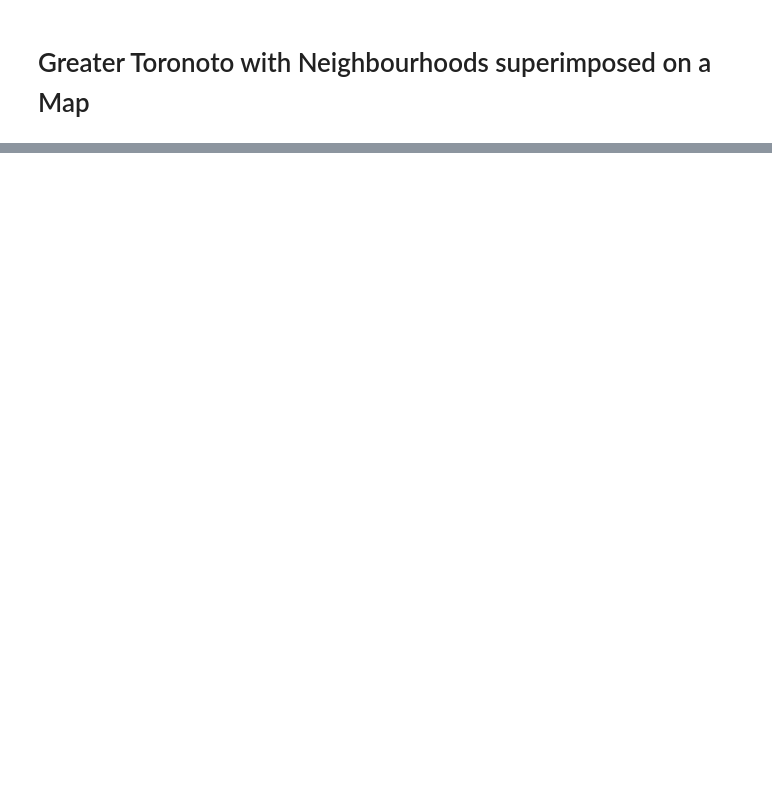
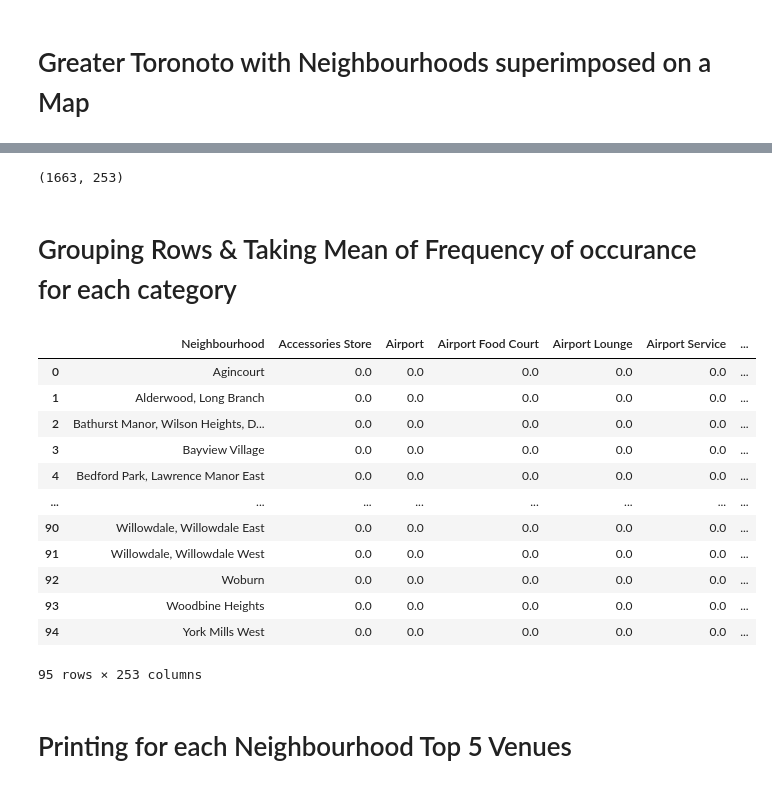
Before and after one commit to sanjeetmanchanda/Coursera_Capstone, a Jupyter notebook: Coursera_Capstone_notebook.ipynb, the cells around one changed output, grey strips where cells are left out. Drawn from its saved outputs; the diff is of its cells as text; code cells hidden in the pictures; blank space fills up the shorter version.

```diff
--- a/Coursera_Capstone_notebook.ipynb
+++ b/Coursera_Capstone_notebook.ipynb
@@ -208,0 +205,11 @@ map_GTA
+# %%
+#passing credentials for foursquare API
+
+CLIENT_ID = 'IID2N1ETW2II2IX5QUWON20EJZF2VBPHLSX20ANWPRSVLG2G' # your Foursquare ID
+CLIENT_SECRET = 'G4KKHRH4TDOP5R1ODOBE51PGNFJIMRDW5URPXUFB3OMTYY4N' # your Foursquare Secret
+ACCESS_TOKEN = 'IXJVO12YTY1MACK11A4P3D1I2QKDQSGH0G14G0POD3SDGJLG' # {"access_token":"IXJVO12YTY1MACK11A4P3D1I2QKDQSGH0G14G0POD3SDGJLG"}
+VERSION = '20201231'
+
+print('Your credentails:')
+print('CLIENT_ID: ' + CLIENT_ID)
+print('CLIENT_SECRET:' + CLIENT_SECRET)
@@ -208,0 +261,5 @@ map_GTA
+# %%
+tor_venues = getNearbyVenues(names=tor_df['Neighbourhood'],
+                                   latitudes=tor_df['Latitude'],
+                                   longitudes=tor_df['Longitude']
+                                  )
@@ -208,0 +322,12 @@ map_GTA
+# %%
+# one hot encoding
+tor_onehot = pd.get_dummies(tor_venues[['Venue Category']], prefix="", prefix_sep="")
+
+# add neighborhood column back to dataframe
+tor_onehot['Neighbourhood'] = tor_venues['Neighborhood']
+
+# move neighborhood column to the first column
+fixed_columns = [tor_onehot.columns[-1]] + list(tor_onehot.columns[:-1])
+tor_onehot = tor_onehot[fixed_columns]
+
+tor_onehot.head()
@@ -208,0 +342,25 @@ map_GTA
+# %%
+tor_onehot.shape
+# %% [output]
+(1663, 253)
+# %% [markdown]
+ # Grouping Rows & Taking Mean of Frequency of occurance for each category
+# %%
+tor_grouped = tor_onehot.groupby('Neighbourhood').mean().reset_index()
+tor_grouped
+# %% [output]
+|  | Neighbourhood | Accessories Store | Airport | Airport Food Court | Airport Lounge | Airport Service | ... |
+| 0 | Agincourt | 0.0 | 0.0 | 0.0 | 0.0 | 0.0 | ... |
+| 1 | Alderwood, Long Branch | 0.0 | 0.0 | 0.0 | 0.0 | 0.0 | ... |
+| 2 | Bathurst Manor, Wilson Heights, D... | 0.0 | 0.0 | 0.0 | 0.0 | 0.0 | ... |
+| 3 | Bayview Village | 0.0 | 0.0 | 0.0 | 0.0 | 0.0 | ... |
+| 4 | Bedford Park, Lawrence Manor East | 0.0 | 0.0 | 0.0 | 0.0 | 0.0 | ... |
+| ... | ... | ... | ... | ... | ... | ... | ... |
+| 90 | Willowdale, Willowdale East | 0.0 | 0.0 | 0.0 | 0.0 | 0.0 | ... |
+| 91 | Willowdale, Willowdale West | 0.0 | 0.0 | 0.0 | 0.0 | 0.0 | ... |
+| 92 | Woburn | 0.0 | 0.0 | 0.0 | 0.0 | 0.0 | ... |
+| 93 | Woodbine Heights | 0.0 | 0.0 | 0.0 | 0.0 | 0.0 | ... |
+| 94 | York Mills West | 0.0 | 0.0 | 0.0 | 0.0 | 0.0 | ... |
+95 rows × 253 columns
+# %% [markdown]
+# Printing for each Neighbourhood Top 5 Venues
```
Also changed, not shown: parts of 32 cells of this notebook.
